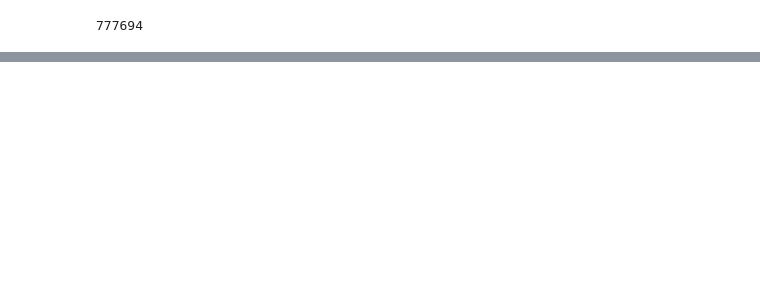
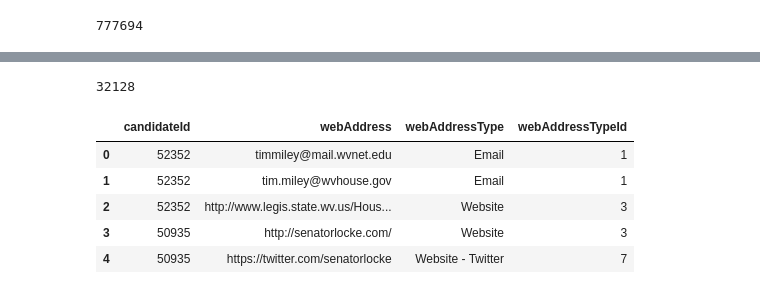
Before and after one commit to saffrydaffry/w210_imwithdata, a Jupyter notebook: notebooks/Sunlight_API_Exploration.ipynb, the cells around one changed output, grey strips where cells are left out. Cells and saved outputs as stored; diff of their text form; code cells hidden in the pictures; blank space fills up the shorter version.

```diff
--- a/notebooks/Sunlight_API_Exploration.ipynb
+++ b/notebooks/Sunlight_API_Exploration.ipynb
@@ -280 +339,32 @@ set(candidate_ids[:25000])
+# %%
+all_web_addresses = []
+
+for cid in candidate_ids:
+    try:
+        web_addresses = votesmart.address.getOfficeWebAddress(cid)
+        for addr in web_addresses:
+            new_record = {
+                'candidateId' : cid,
+                'webAddressTypeId' : addr.webAddressTypeId ,
+                'webAddressType' : addr.webAddressType,
+                'webAddress' : addr.webAddress
+            }
+            all_web_addresses.append(new_record)
+    except:
+        pass
+
+
+all_web_addresses_df = pd.DataFrame(all_web_addresses)
+all_web_addresses_df.to_csv('/Users/brosskatz/PycharmProjects/rzst/w210_imwithdata/imwithdata/data/static_data/votesmart_officials_websites.csv')
+# %%
+print(len(all_web_addresses_df))
+all_web_addresses_df.head()
+# %% [output]
+32128
+|  | candidateId | webAddress | webAddressType | webAddressTypeId |
+| 0 | 52352 | timmiley@mail.wvnet.edu | Email | 1 |
+| 1 | 52352 | tim.miley@wvhouse.gov | Email | 1 |
+| 2 | 52352 | http://www.legis.state.wv.us/Hous... | Website | 3 |
+| 3 | 50935 | http://senatorlocke.com/ | Website | 3 |
+| 4 | 50935 | https://twitter.com/senatorlocke | Website - Twitter | 7 |
 # %%
```
Also changed, not shown: parts of 10 cells of this notebook, 37 other files.
